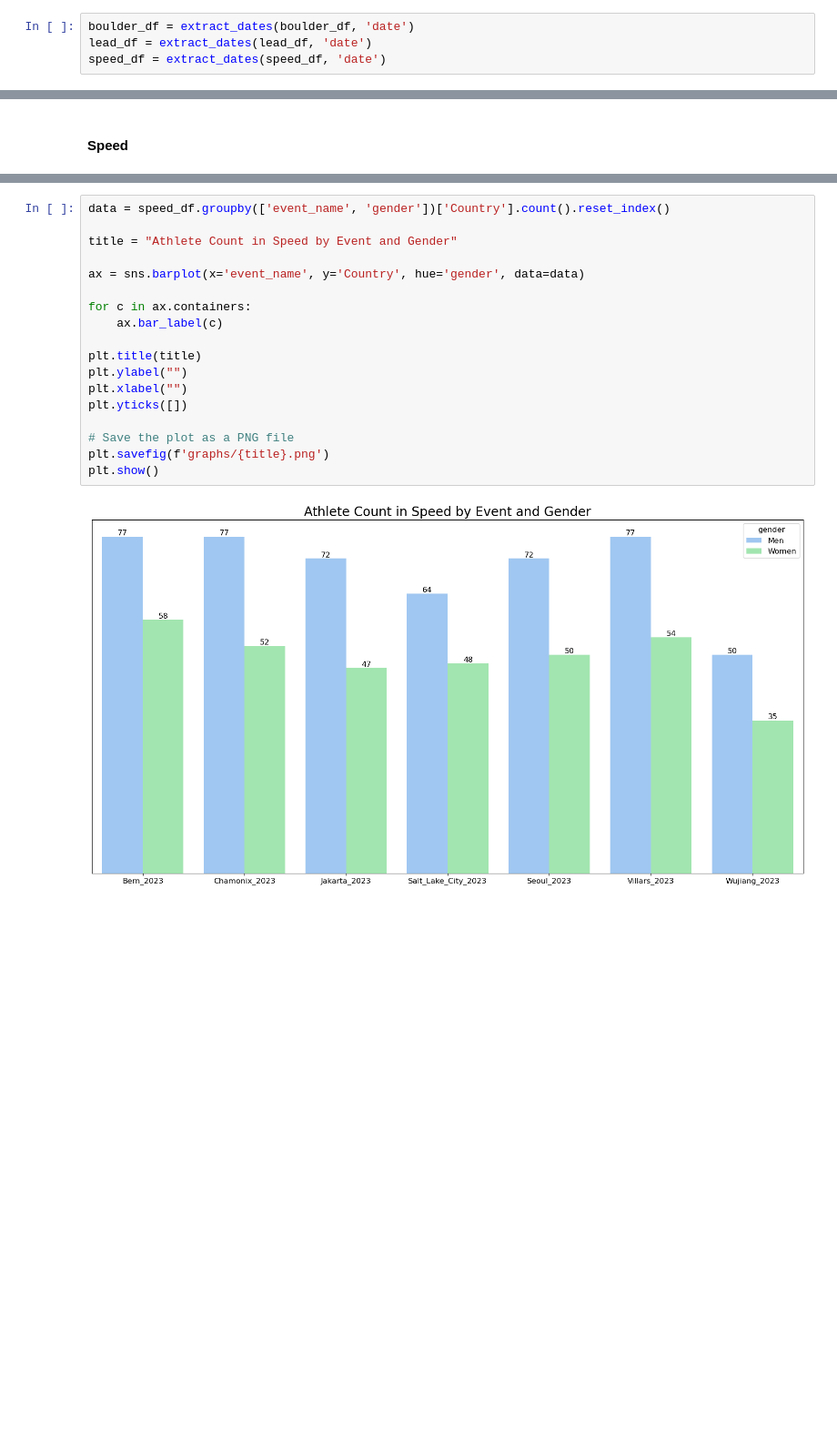
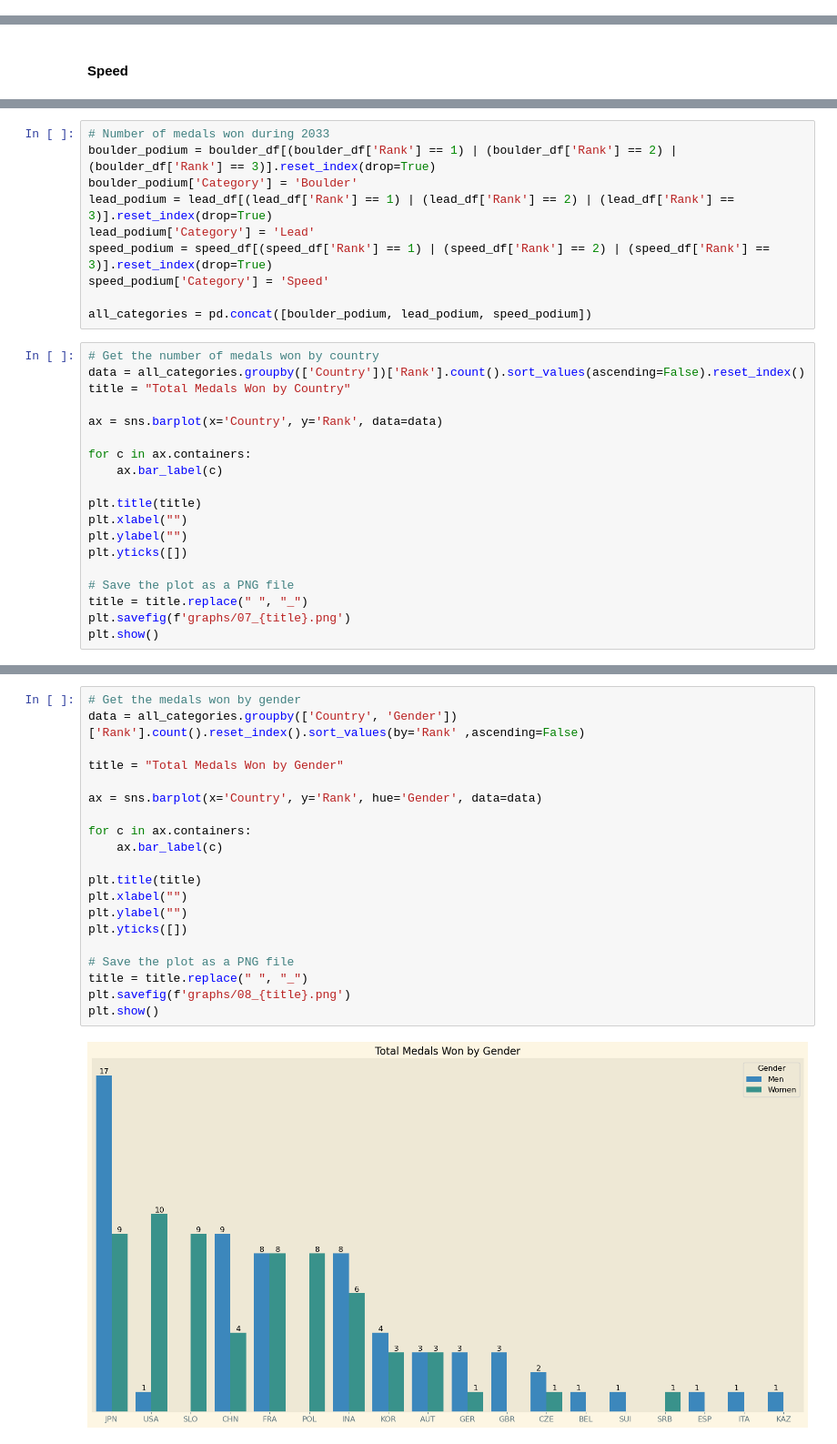
Before and after one commit to lfigil/ifsc-data, a Jupyter notebook: ifsc_analysis.ipynb, the cells around one changed output, grey strips where cells are left out. Shown at 91% size. Saved outputs shown, nothing was run; the diff lists cells and outputs as text; blank space fills up the shorter version.

```diff
--- a/ifsc_analysis.ipynb
+++ b/ifsc_analysis.ipynb
@@ -336,4 +349,0 @@ def extract_dates(df, date_column):
-# %%
-boulder_df = extract_dates(boulder_df, 'date')
-lead_df = extract_dates(lead_df, 'date')
-speed_df = extract_dates(speed_df, 'date')
@@ -785,0 +800,29 @@ Name: Country, dtype: int64
+# %%
+# Number of medals won during 2033
+boulder_podium = boulder_df[(boulder_df['Rank'] == 1) | (boulder_df['Rank'] == 2) | (boulder_df['Rank'] == 3)].reset_index(drop=True)
+boulder_podium['Category'] = 'Boulder'
+lead_podium = lead_df[(lead_df['Rank'] == 1) | (lead_df['Rank'] == 2) | (lead_df['Rank'] == 3)].reset_index(drop=True)
+lead_podium['Category'] = 'Lead'
+speed_podium = speed_df[(speed_df['Rank'] == 1) | (speed_df['Rank'] == 2) | (speed_df['Rank'] == 3)].reset_index(drop=True)
+speed_podium['Category'] = 'Speed'
+
+all_categories = pd.concat([boulder_podium, lead_podium, speed_podium])
+# %%
+# Get the number of medals won by country
+data = all_categories.groupby(['Country'])['Rank'].count().sort_values(ascending=False).reset_index()
+title = "Total Medals Won by Country"
+
+ax = sns.barplot(x='Country', y='Rank', data=data)
+
+for c in ax.containers:
+    ax.bar_label(c)
+
+plt.title(title)
+plt.xlabel("")
+plt.ylabel("")
+plt.yticks([])
+
+# Save the plot as a PNG file
+title = title.replace(" ", "_")
+plt.savefig(f'graphs/07_{title}.png')
+plt.show()
@@ -786,20 +831,22 @@ Name: Country, dtype: int64
 # %%
-data = speed_df.groupby(['event_name', 'gender'])['Country'].count().reset_index()
+# Get the medals won by gender
+data = all_categories.groupby(['Country', 'Gender'])['Rank'].count().reset_index().sort_values(by='Rank' ,ascending=False)
 
-title = "Athlete Count in Speed by Event and Gender"
+title = "Total Medals Won by Gender"
 
-ax = sns.barplot(x='event_name', y='Country', hue='gender', data=data)
+ax = sns.barplot(x='Country', y='Rank', hue='Gender', data=data)
 
 for c in ax.containers:
     ax.bar_label(c)
 
 plt.title(title)
+plt.xlabel("")
 plt.ylabel("")
-plt.xlabel("")
 plt.yticks([])
 
 # Save the plot as a PNG file
-plt.savefig(f'graphs/{title}.png')
+title = title.replace(" ", "_")
+plt.savefig(f'graphs/08_{title}.png')
 plt.show()
 # %% [output]
-[figure, old version]
+[figure, new version]
```
Also changed, not shown: parts of 91 cells of this notebook, 26 other files.
